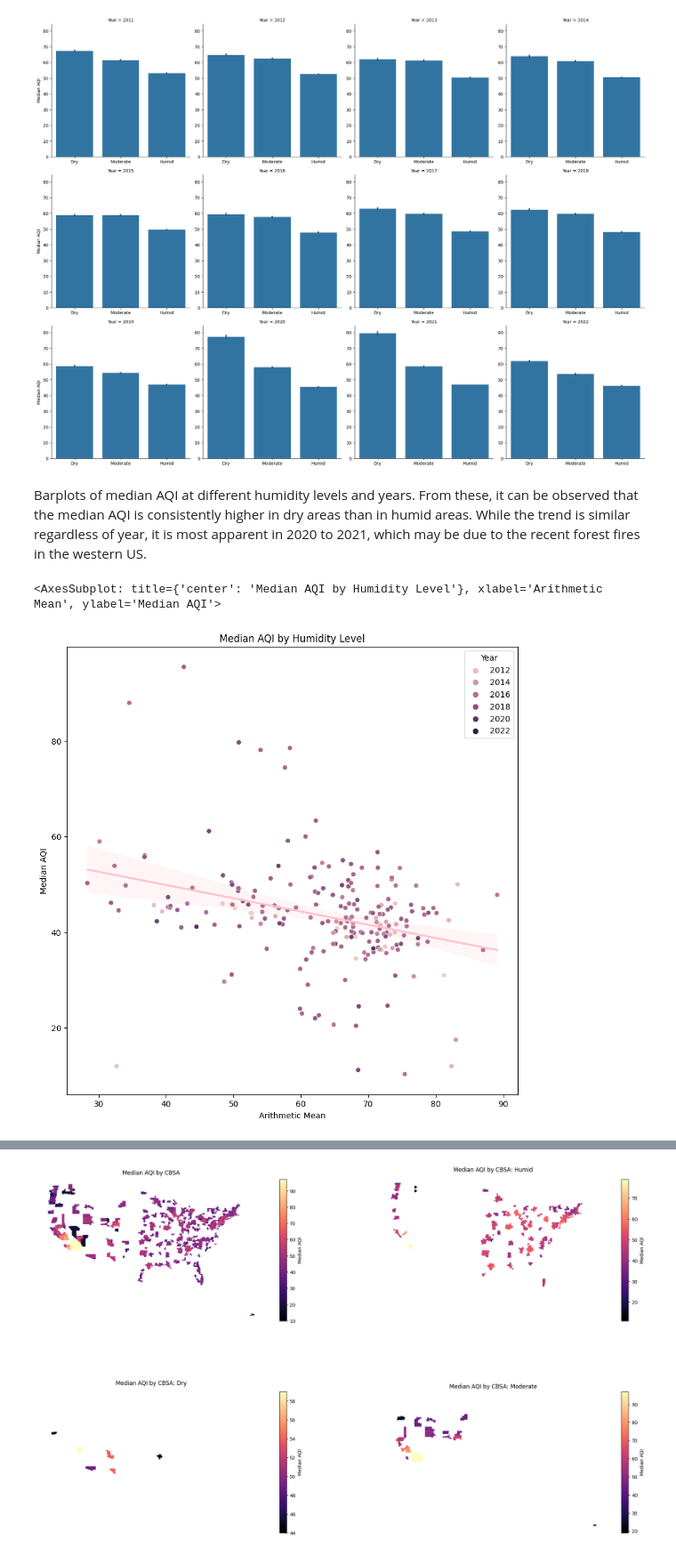
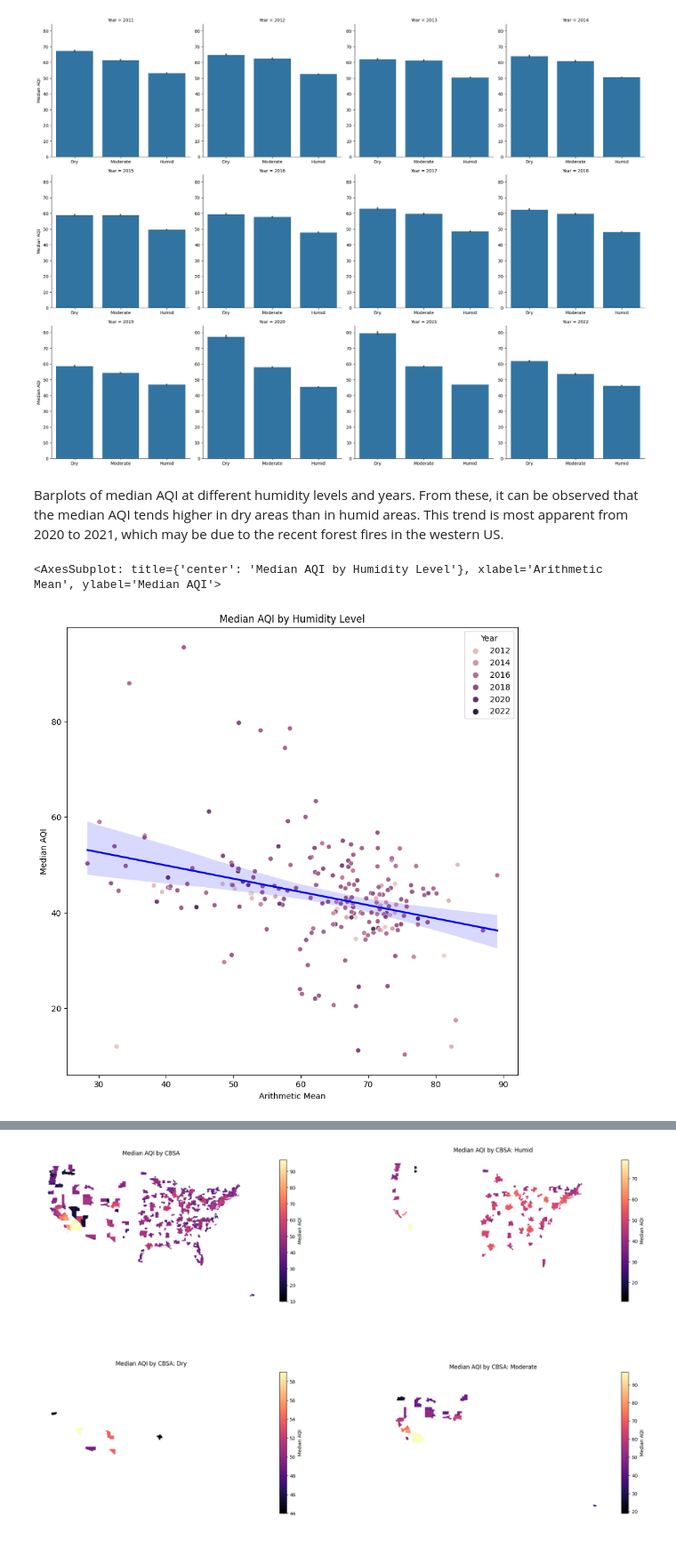
Before and after one commit to ubco-W2022T2-data301/project-group-group04, a Jupyter notebook: analysis/analysis2.ipynb, the cells around one changed output, grey strips where cells are left out. Shown at 89% size. Drawn from its saved outputs; the diff is of its cells as text; code cells hidden in the pictures.

Commit message:
Added trendline for scatterplot as requested

```diff
--- a/analysis/analysis2.ipynb
+++ b/analysis/analysis2.ipynb
@@ -117,14 +117,14 @@ sns.FacetGrid(df, col="Year", height=5, aspect=1,sharey="all", col_wrap=4,sharex
 <seaborn.axisgrid.FacetGrid at 0x...>
 [figure]
 # %% [markdown]
-Barplots of median AQI at different humidity levels and years. From these, it can be observed that the median AQI is consistently higher in dry areas than in humid areas. While the trend is similar regardless of year, it is most apparent in 2020 to 2021, which may be due to the recent forest fires in the western US.
+Barplots of median AQI at different humidity levels and years. From these, it can be observed that the median AQI tends higher in dry areas than in humid areas. This trend is most apparent from 2020 to 2021, which may be due to the recent forest fires in the western US.
 # %%
 df=pf.processing()
 df = df.loc[df["Parameter Name"] == "Relative Humidity ", ["Median AQI", "Arithmetic Mean","CBSA Name", "Year"]].groupby(["CBSA Name"])[["Median AQI", "Arithmetic Mean","Year"]].mean().reset_index()
 fig, ax = plt.subplots(figsize=(10, 10))
 sns.scatterplot(data=df, x="Arithmetic Mean", y="Median AQI", ax = ax, hue= "Year").set(title="Median AQI by Humidity Level", xlabel="Relative Humidity", ylabel="Median AQI",)
-sns.regplot(data=df, x="Arithmetic Mean", y="Median AQI", ax = ax, scatter=False, color="pink")
+sns.regplot(data=df, x="Arithmetic Mean", y="Median AQI", ax = ax, scatter=False, color="blue")
 # %% [output]
 <AxesSubplot: title={'center': 'Median AQI by Humidity Level'}, xlabel='Arithmetic Mean', ylabel='Median AQI'>
-[figure, old version]
+[figure, new version]
 # %% [markdown]
```
Also changed, not shown: parts of 2 cells of this notebook.
